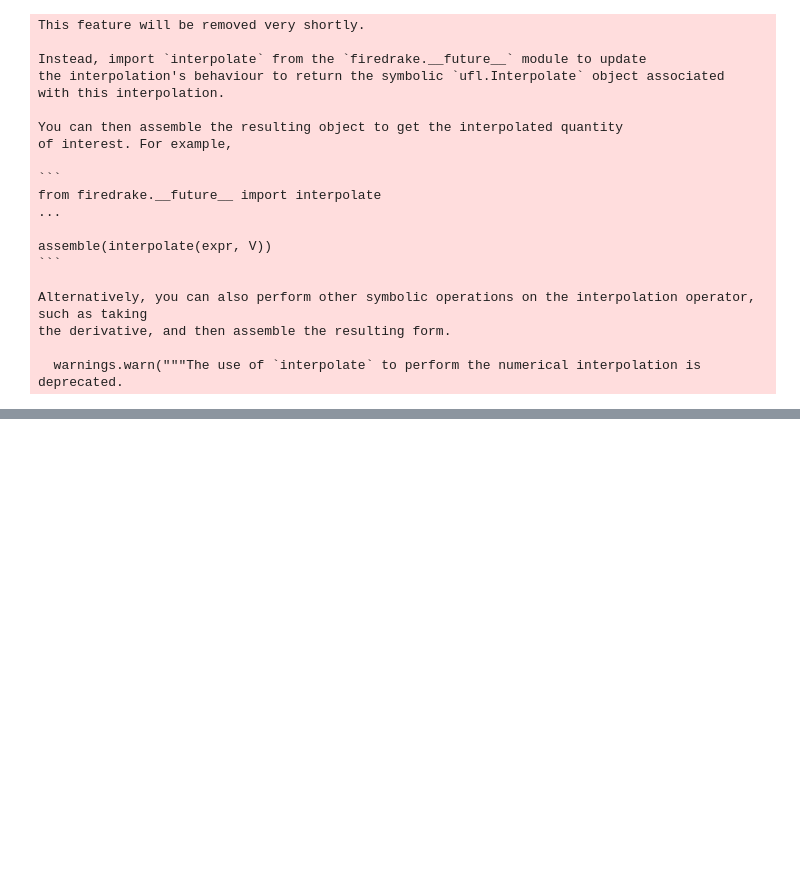
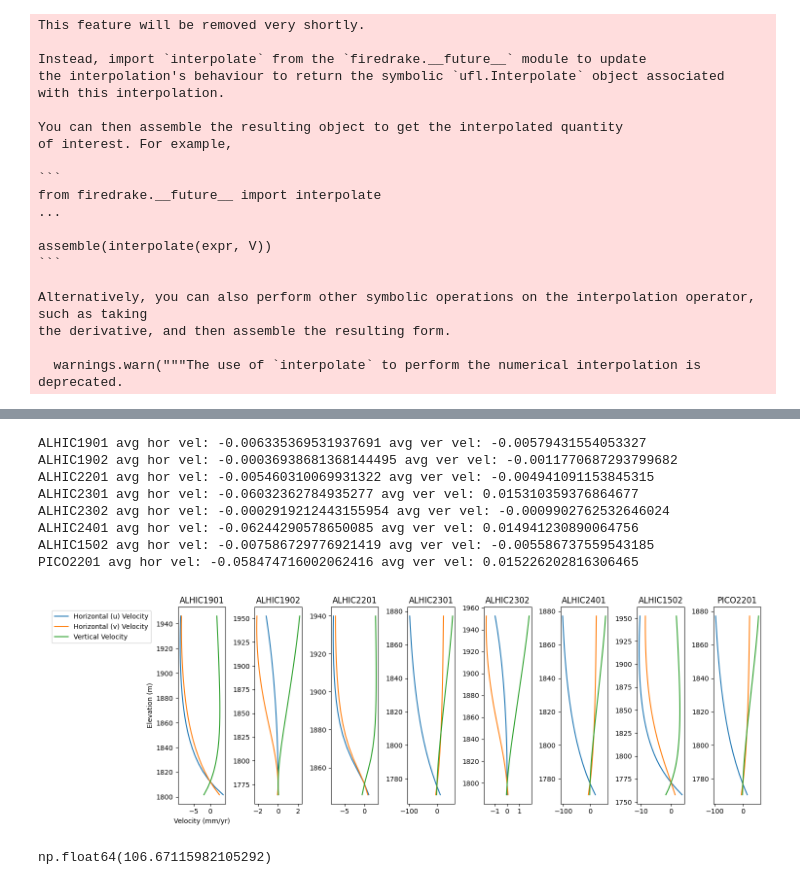
Before and after one commit to johnmorganmanos/AH_temp_paper, a Jupyter notebook: fig1.ipynb, the cells around one changed output, grey strips where cells are left out. Cells and saved outputs as stored; diff of their text form; code cells hidden in the pictures; blank space fills up the shorter version.

```diff
--- a/fig1.ipynb
+++ b/fig1.ipynb
@@ -543,0 +944,35 @@ The PostScript backend does not support transparency; partially transparent arti
+# %%
+fig,ax = plt.subplots(1,len(vel_profiles), figsize=[15,5])
+
+for n,i in enumerate(vel_profiles):
+
+    ax[n].plot(np.array(vel_profiles[i][1])*1000, vel_profiles[i][0], label='Horizontal (u) Velocity')
+    ax[n].plot(np.array(vel_profiles[i][2])*1000, vel_profiles[i][0], label='Horizontal (v) Velocity')
+    ax[n].plot(np.array(vel_profiles[i][3])*1000, vel_profiles[i][0], label='Vertical Velocity')
+    ax[n].set_title(i)
+    # ax[n].set_xlim([-0.002,0.1])
+    avg_hor = np.mean(vel_profiles[i][1])
+    avg_ver = np.mean(vel_profiles[i][2])
+    print(i + ' avg hor vel: ' + str(avg_hor) + ' avg ver vel: ' + str(avg_ver))
+
+ax[0].legend(bbox_to_anchor=(-.5, 1))
+
+
+ax[0].set_ylabel('Elevation (m)')
+ax[0].set_xlabel('Velocity (mm/yr)')
+
+plt.tight_layout()
+# %% [output]
+ALHIC1901 avg hor vel: -0.006335369531937691 avg ver vel: -0.00579431554053327
+ALHIC1902 avg hor vel: -0.00036938681368144495 avg ver vel: -0.0011770687293799682
+ALHIC2201 avg hor vel: -0.005460310069931322 avg ver vel: -0.004941091153845315
+ALHIC2301 avg hor vel: -0.06032362784935277 avg ver vel: 0.015310359376864677
+ALHIC2302 avg hor vel: -0.0002919212443155954 avg ver vel: -0.0009902762532646024
+ALHIC2401 avg hor vel: -0.06244290578650085 avg ver vel: 0.014941230890064756
+ALHIC1502 avg hor vel: -0.007586729776921419 avg ver vel: -0.005586737559543185
+PICO2201 avg hor vel: -0.058474716002062416 avg ver vel: 0.015226202816306465
+[figure, added]
+# %%
+vel_profiles['PICO2201'][0][-1] - vel_profiles['PICO2201'][0][0]
+# %% [output]
+np.float64(106.67115982105292)
```
Also changed, not shown: parts of 25 cells of this notebook, 2 other files.
